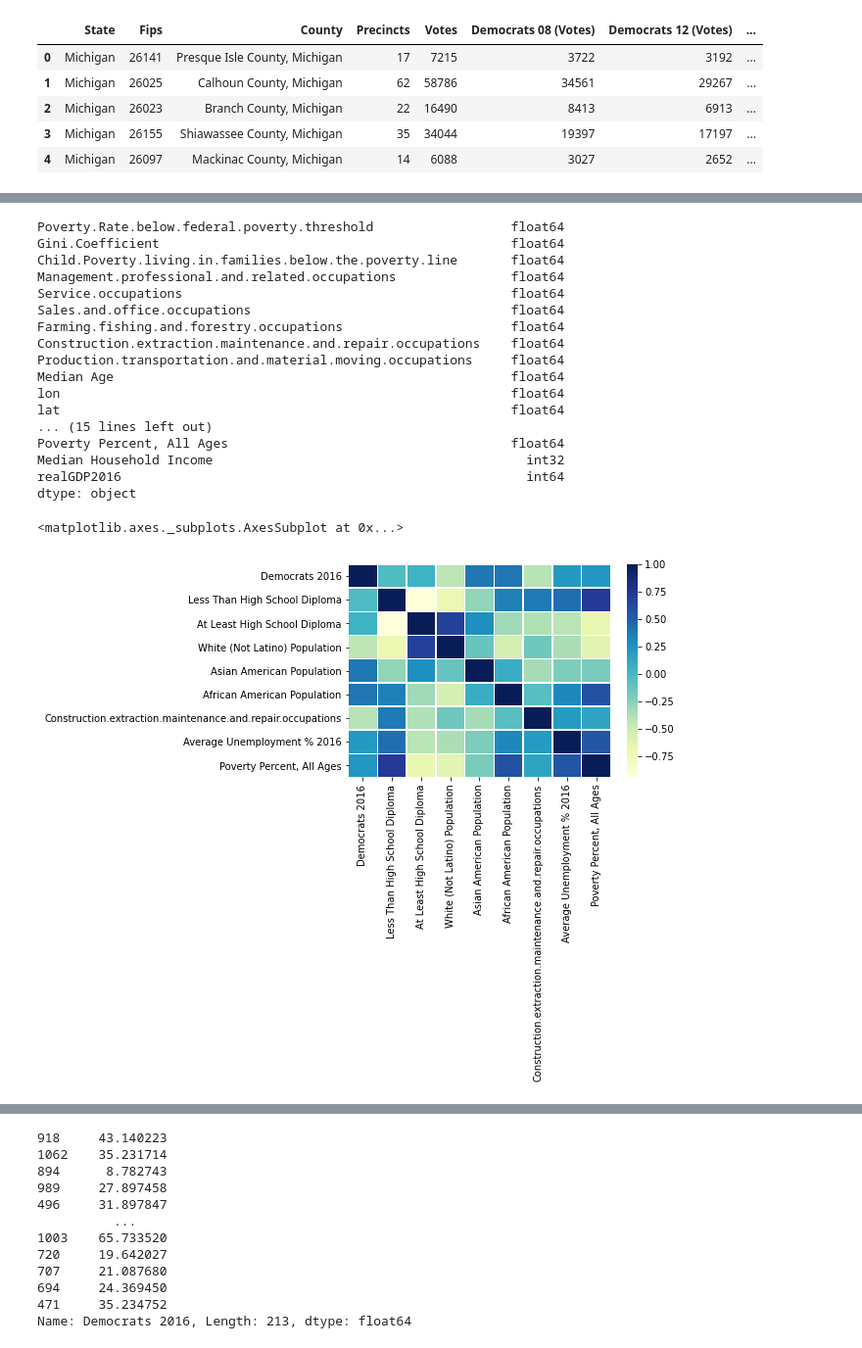
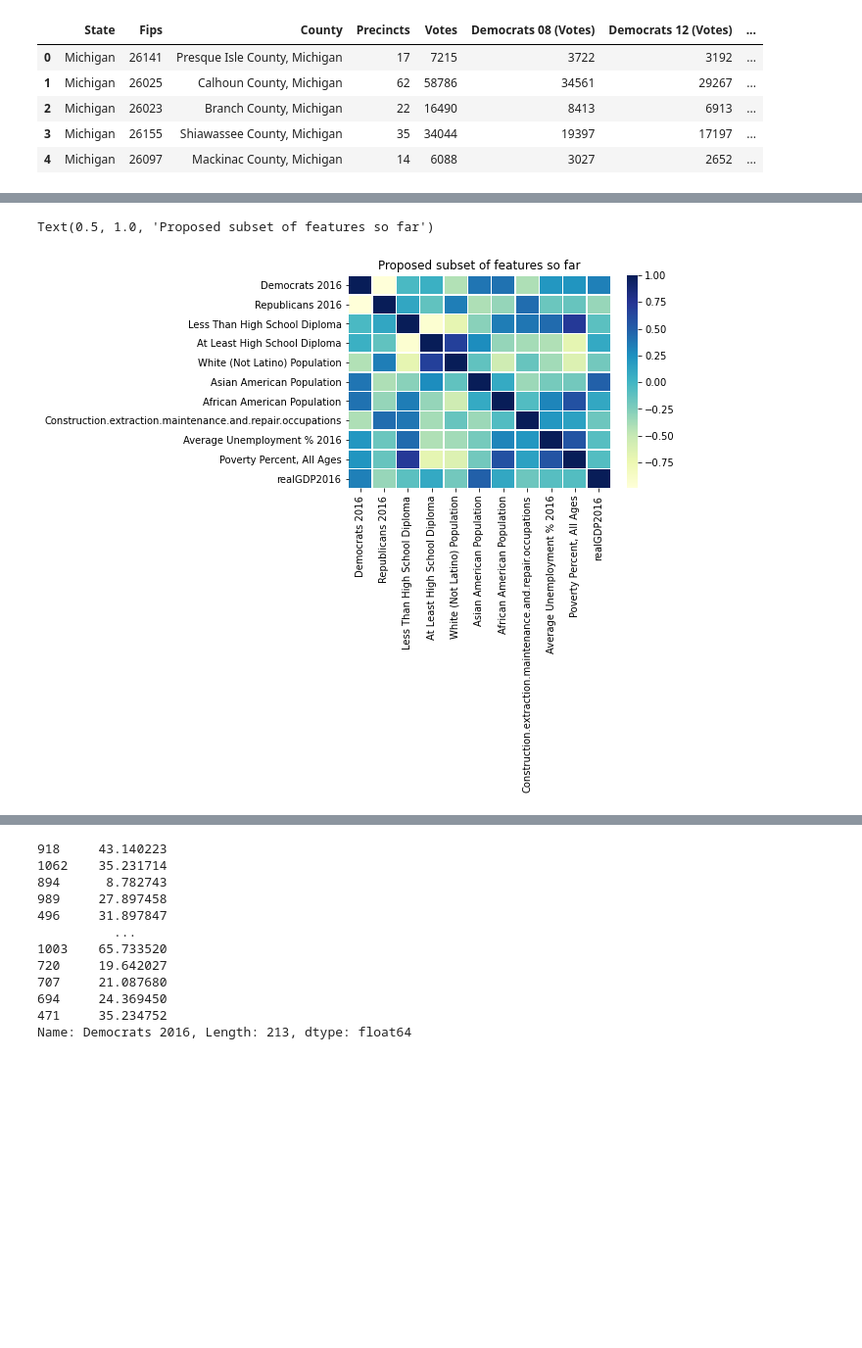
Before and after one commit to eweed001/ORIE-4741-Project, a Jupyter notebook: Data Cleaning and Manipulating.ipynb, the cells around one changed output, grey strips where cells are left out. Shown at 98% size. Drawn from its saved outputs; the diff is of its cells as text; code cells hidden in the pictures; blank space fills up the shorter version.

```diff
--- a/Data Cleaning and Manipulating.ipynb
+++ b/Data Cleaning and Manipulating.ipynb
@@ -672,30 +669,16 @@ sn.heatmap(df_sub_3.corr(),cmap="YlGnBu",linewidth = 0.5)
-# %%
-types = (df.dtypes)
-types.tail(30)
-# %% [output]
-Poverty.Rate.below.federal.poverty.threshold                  float64
-Gini.Coefficient                                              float64
-Child.Poverty.living.in.families.below.the.poverty.line       float64
-Management.professional.and.related.occupations               float64
-Service.occupations                                           float64
-Sales.and.office.occupations                                  float64
-Farming.fishing.and.forestry.occupations                      float64
-Construction.extraction.maintenance.and.repair.occupations    float64
-Production.transportation.and.material.moving.occupations     float64
-Median Age                                                    float64
-lon                                                           float64
-lat                                                           float64
-... (15 lines left out)
-Poverty Percent, All Ages                                     float64
-Median Household Income                                         int32
-realGDP2016                                                     int64
-dtype: object
+# %%
+df_sub = df[['Democrats 2016','Republicans 2016','Less Than High School Diploma','At Least High School Diploma',
+                  'White (Not Latino) Population','Asian American Population',
+            'African American Population','Construction.extraction.maintenance.and.repair.occupations',
+           'Average Unemployment % 2016','Poverty Percent, All Ages', 'realGDP2016']]
+fig, ax = plt.subplots()
+sns.heatmap(df_sub.corr(),cmap="YlGnBu",linewidth = 0.5, ax=ax)
+ax.set_title("Proposed subset of features so far")
+# %% [output]
+Text(0.5, 1.0, 'Proposed subset of features so far')
+[figure, added]
 # %%
-df_features = df[['Democrats 2016','Less Than High School Diploma','At Least High School Diploma',
+df_final = df[['Democrats 2016', 'Republicans 2016','State', 'County','Less Than High School Diploma','At Least High School Diploma',
                   'White (Not Latino) Population','Asian American Population',
             'African American Population','Construction.extraction.maintenance.and.repair.occupations',
-           'Average Unemployment % 2016','Poverty Percent, All Ages']]
-sn.heatmap(df_features.corr(),cmap="YlGnBu",linewidth = 0.5)
+           'Average Unemployment % 2016','Poverty Percent, All Ages', 'realGDP2016']]
-# %% [output]
-<matplotlib.axes._subplots.AxesSubplot at 0x...>
-[figure, removed]
```
Also changed, not shown: parts of 23 cells of this notebook.
